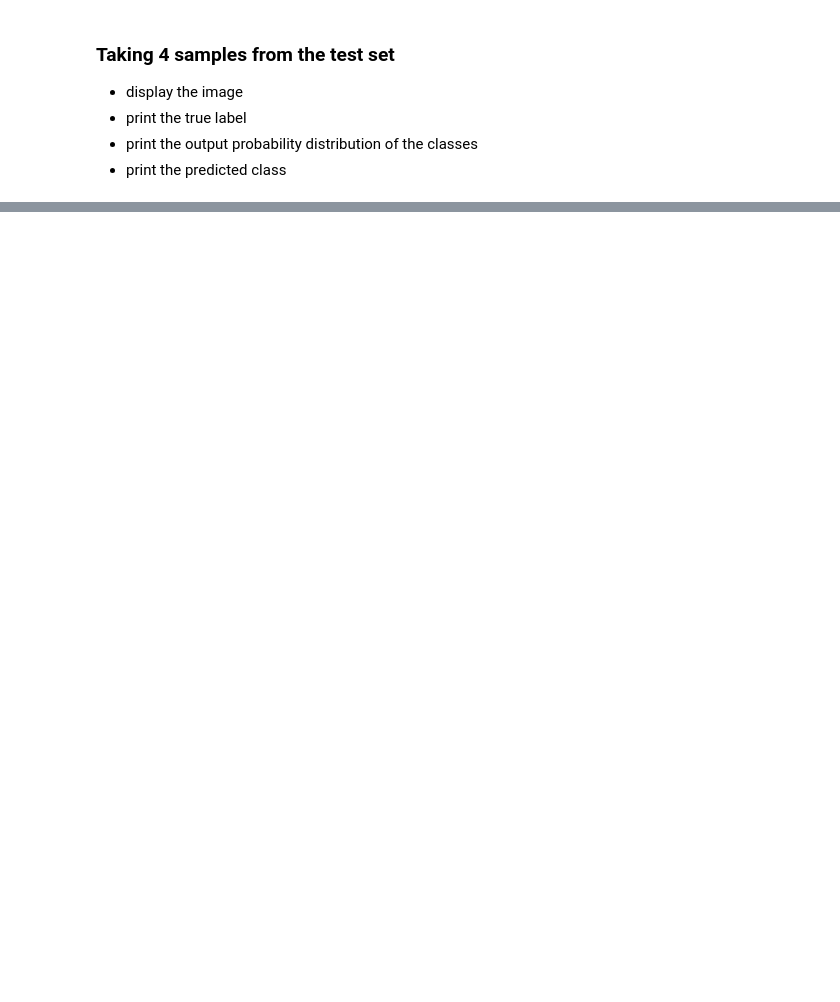
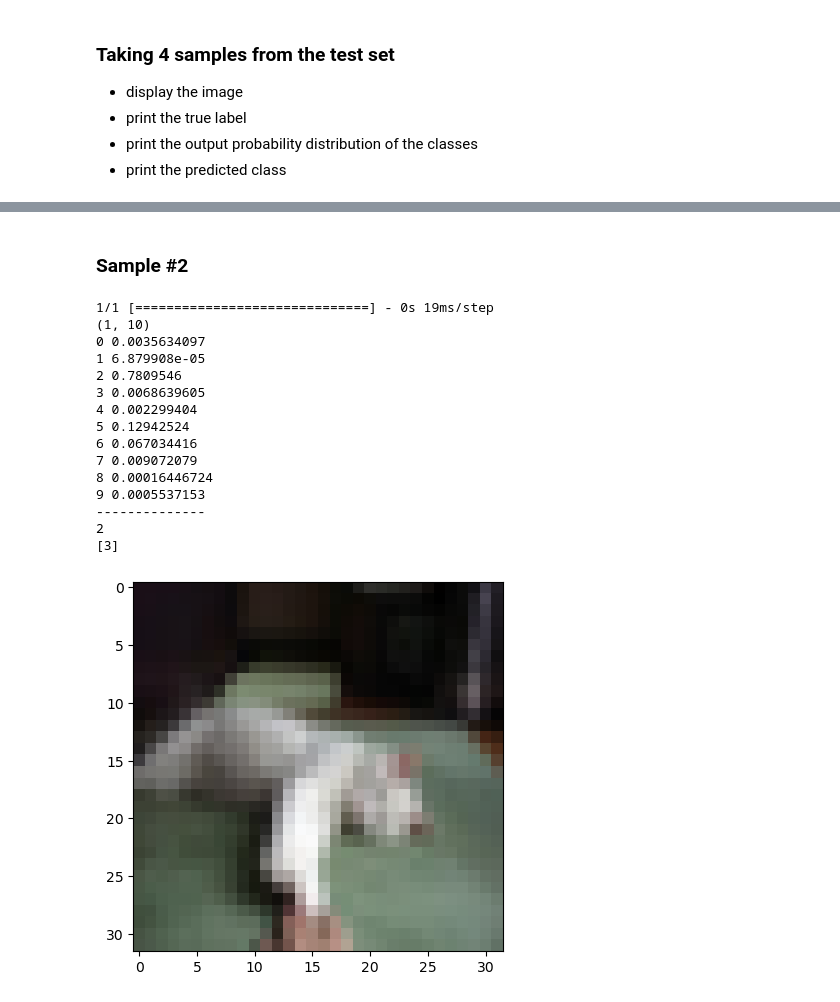
Before and after one commit to samuelhickeyIII/INFO-H518-Deep-Learning, a Jupyter notebook: Labs/Lab 2 - CNN.ipynb, the cells around one changed output, grey strips where cells are left out. Cells and saved outputs as stored; diff of their text form; code cells hidden in the pictures; blank space fills up the shorter version.

```diff
--- a/Labs/Lab 2 - CNN.ipynb
+++ b/Labs/Lab 2 - CNN.ipynb
@@ -190,0 +449,30 @@ plt.show()
+# %% [markdown]
+### Sample #2
+# %%
+image_index = random.choice([i for i in range(X_test.shape[0])])
+plt.imshow(X_test[image_index].reshape(32, 32, 3))#,cmap='Greys')
+pred = cnn.predict(X_test[image_index].reshape(1, 32, 32, 3))
+print(pred.shape)
+for i in range(pred.shape[1]):
+    print (i,pred[0,i])
+#print(pred)
+print('--------------')
+print(pred.argmax())
+print(y_test[image_index])
+# %% [output]
+1/1 [==============================] - 0s 19ms/step
+(1, 10)
+0 0.0035634097
+1 6.879908e-05
+2 0.7809546
+3 0.0068639605
+4 0.002299404
+5 0.12942524
+6 0.067034416
+7 0.009072079
+8 0.00016446724
+9 0.0005537153
+--------------
+2
+[3]
+[figure, added]
```
Also changed, not shown: parts of 24 cells of this notebook.
